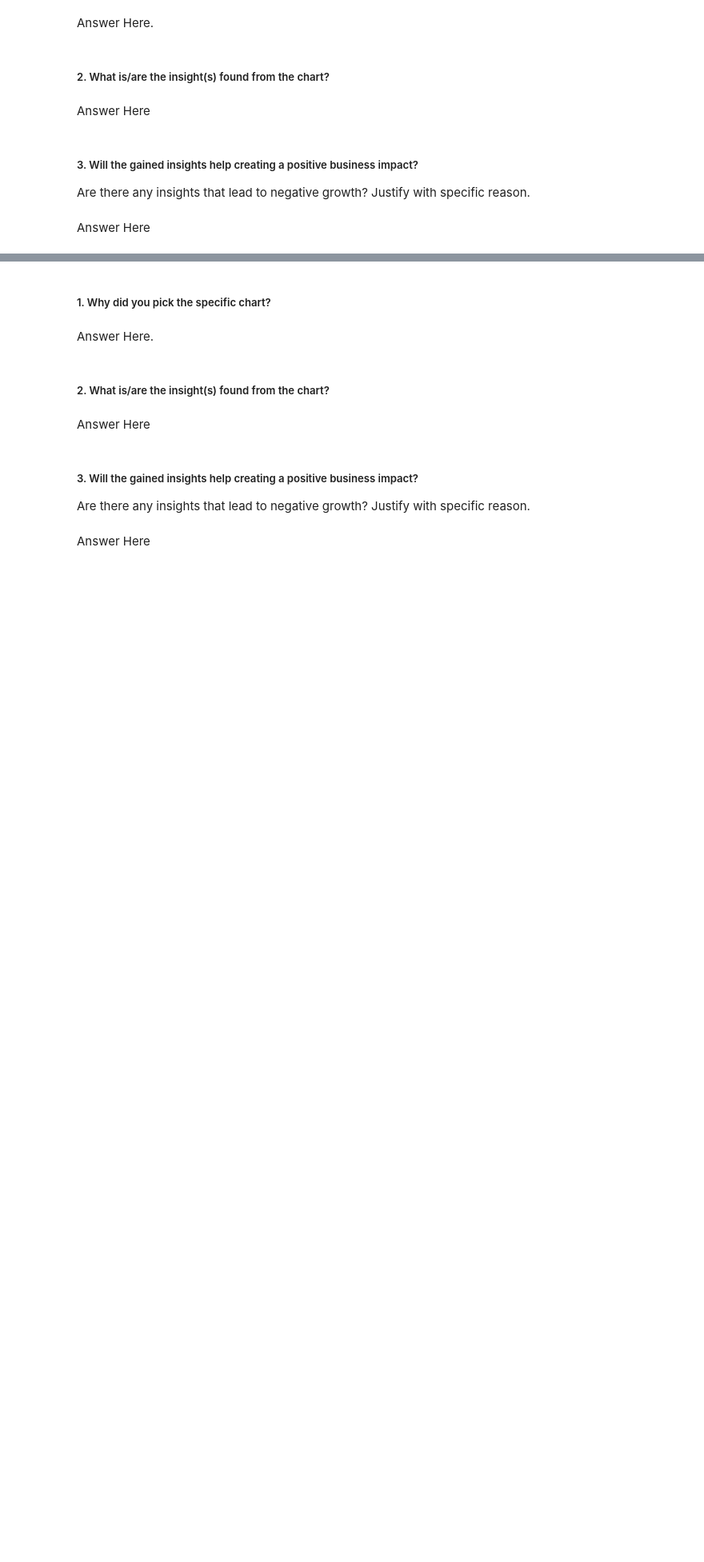
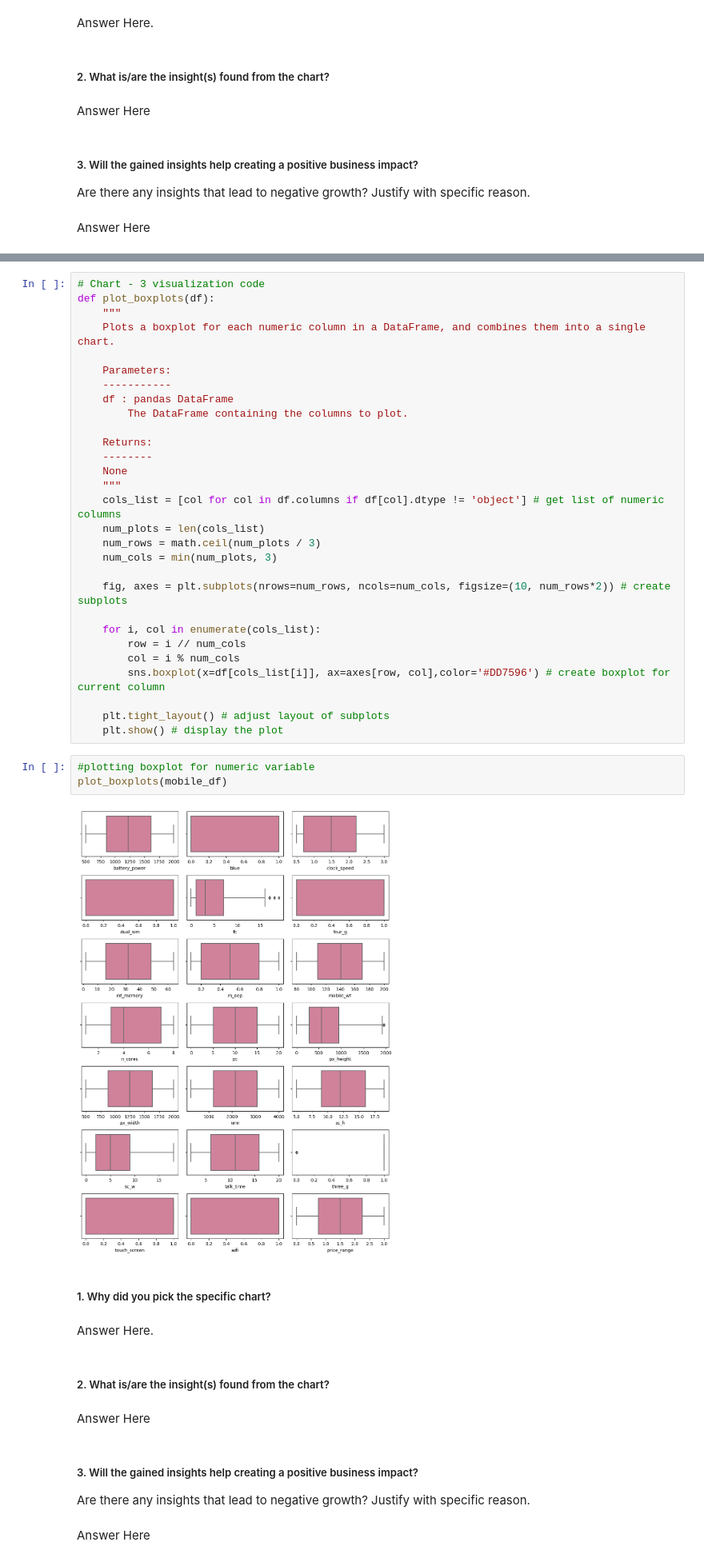
Before and after one commit to rafidddeshmukh/Classification-Mobile_Price_Range_Prediction, a Jupyter notebook: Classification_Mobile_Price_Range_Prediction.ipynb, the cells around one changed output, grey strips where cells are left out. Shown at 80% size. Drawn from its saved outputs; the diff is of its cells as text; blank space fills up the shorter version.

```diff
--- a/Classification_Mobile_Price_Range_Prediction.ipynb
+++ b/Classification_Mobile_Price_Range_Prediction.ipynb
@@ -351,3 +400,37 @@ sns.boxplot(data=mobile_df, y='px_height')
+# %%
+# Chart - 3 visualization code
+def plot_boxplots(df):
+    """
+    Plots a boxplot for each numeric column in a DataFrame, and combines them into a single chart.
+
+    Parameters:
+    -----------
+    df : pandas DataFrame
+        The DataFrame containing the columns to plot.
+
+    Returns:
+    --------
+    None
+    """
+    cols_list = [col for col in df.columns if df[col].dtype != 'object'] # get list of numeric columns
+    num_plots = len(cols_list)
+    num_rows = math.ceil(num_plots / 3)
+    num_cols = min(num_plots, 3)
+
+    fig, axes = plt.subplots(nrows=num_rows, ncols=num_cols, figsize=(10, num_rows*2)) # create subplots
+
+    for i, col in enumerate(cols_list):
+        row = i // num_cols
+        col = i % num_cols
+        sns.boxplot(x=df[cols_list[i]], ax=axes[row, col],color='#DD7596') # create boxplot for current column
+
+    plt.tight_layout() # adjust layout of subplots
+    plt.show() # display the plot
+# %%
+#plotting boxplot for numeric variable
+plot_boxplots(mobile_df)
+# %% [output]
+[figure, added]
 # %% [markdown]
 ##### 1. Why did you pick the specific chart?
 # %% [markdown]
```
Also changed, not shown: parts of 30 cells of this notebook.
